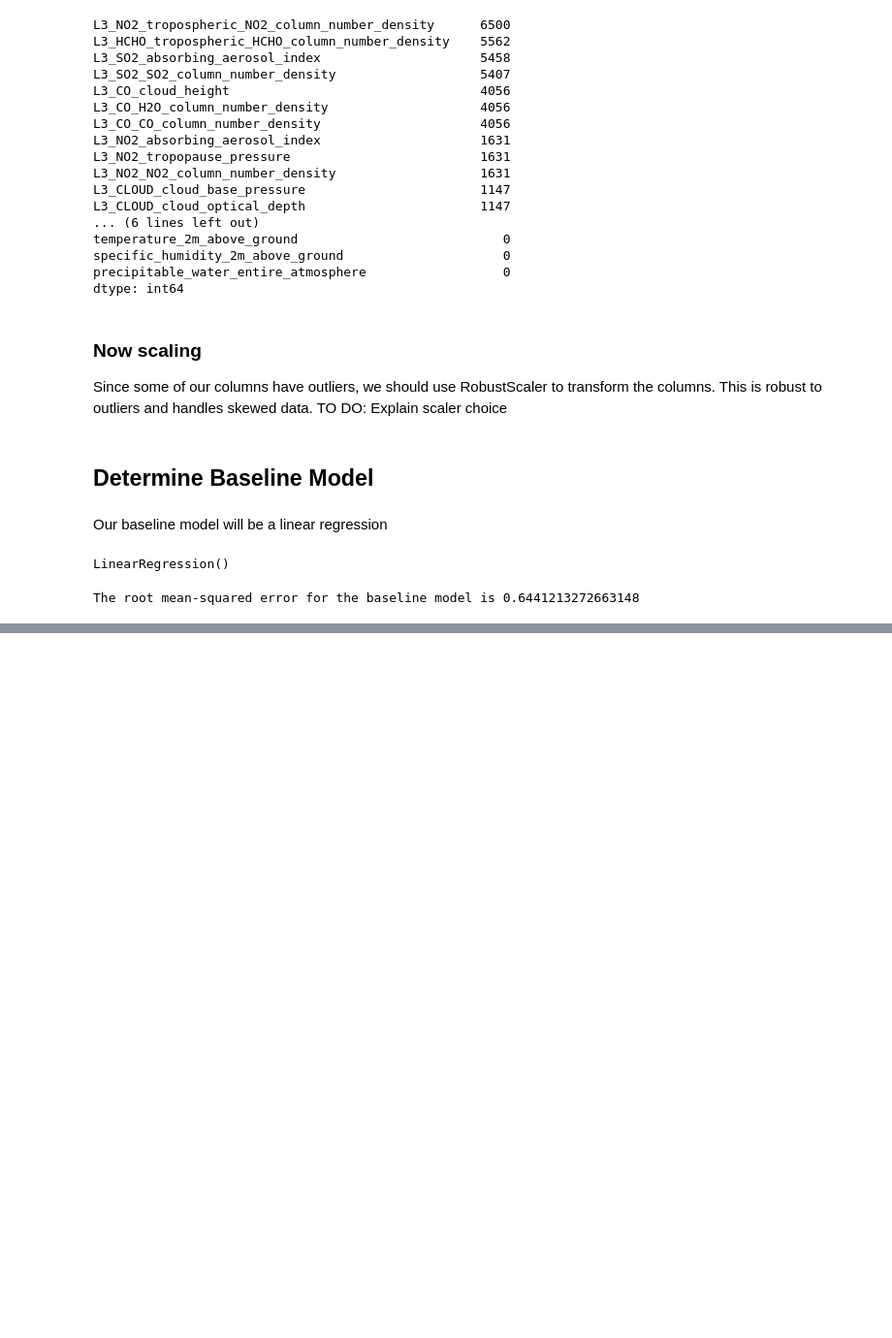
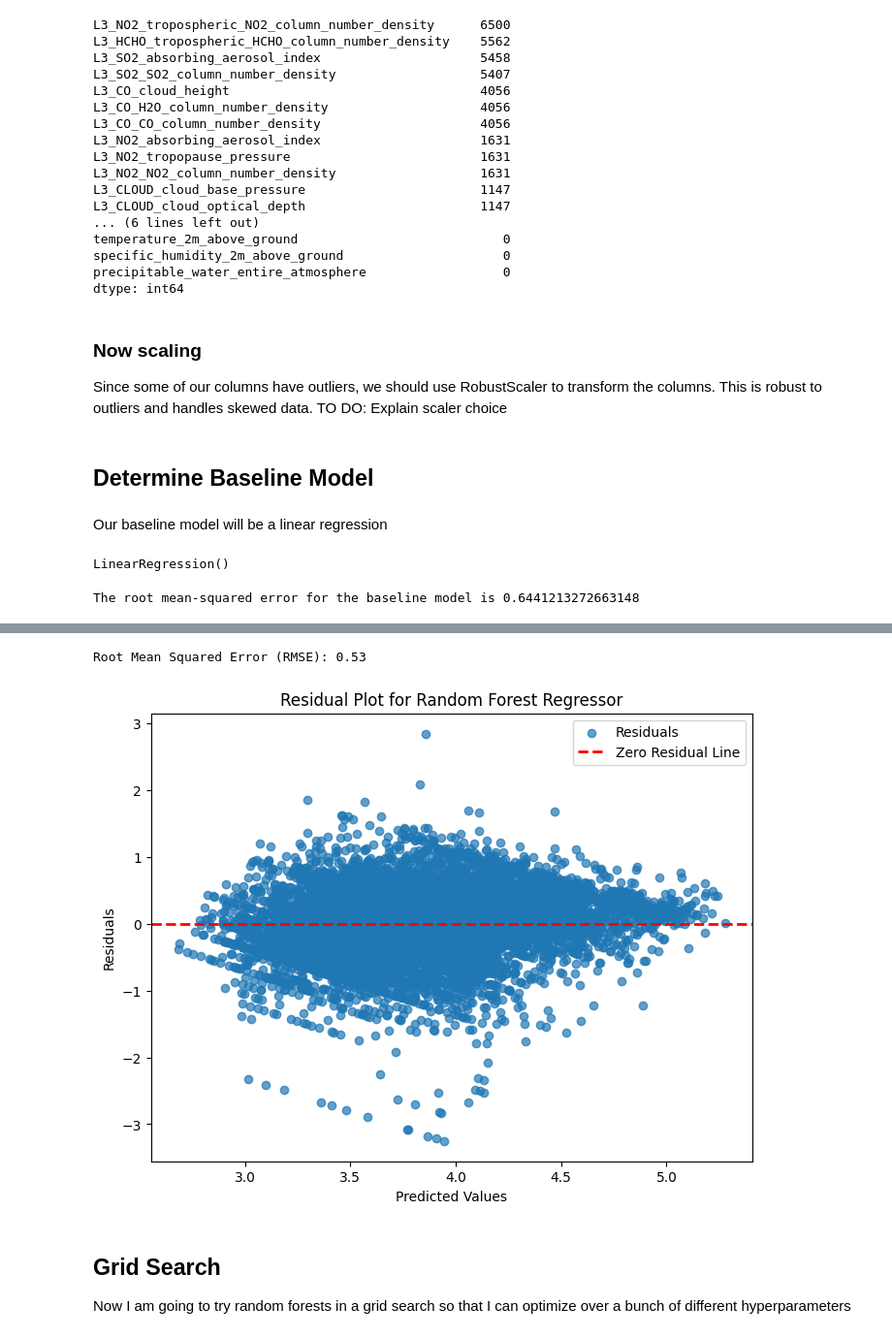
Before and after one commit to hannahdoyal/ml-project-air-pollution, a Jupyter notebook: working_notebook_regression.ipynb, the cells around one changed output, grey strips where cells are left out. Shown at 97% size. Drawn from its saved outputs; the diff is of its cells as text; code cells hidden in the pictures; blank space fills up the shorter version.

```diff
--- a/working_notebook_regression.ipynb
+++ b/working_notebook_regression.ipynb
@@ -532,0 +585,18 @@ The root mean-squared error for the baseline model is 0.6441213272663148
+# %%
+# Create the model with 100 trees
+#n_estimators dictates the number of trees
+#we defined RSEED above as the random state to make replicable
+#max_features defaults to sqrt which means that the max number
+    #of features is the square root of the total number of features
+    #other options include log2, none
+
+
+#Note they don't have an option for ROOT mean squared error so this must be taken into account later
+rf_model = RandomForestRegressor(n_estimators=100,
+                                 criterion='squared_error',
+                               random_state=42,
+                               max_features = 'sqrt',
+                               n_jobs=-1, verbose = 1)
+
+rf_model.fit(X_train_fe, y_train)
+rf_predictions = rf_model.predict(X_test_fe)
@@ -532,0 +610,26 @@ The root mean-squared error for the baseline model is 0.6441213272663148
+# %%
+#Now look at the root mean squared error
+
+# Calculate RMSE
+rmse = np.sqrt(mean_squared_error(y_test, rf_predictions))
+print(f"Root Mean Squared Error (RMSE): {rmse:.2f}")
+
+# Calculate residuals
+rf_residuals = y_test - rf_predictions
+
+# Plot the residuals
+plt.figure(figsize=(8, 6))
+plt.scatter(rf_predictions, rf_residuals, alpha=0.7, label="Residuals")
+plt.axhline(y=0, color='red', linestyle='--', linewidth=2, label="Zero Residual Line")
+plt.xlabel("Predicted Values")
+plt.ylabel("Residuals")
+plt.title("Residual Plot for Random Forest Regressor")
+plt.legend()
+plt.show()
+# %% [output]
+Root Mean Squared Error (RMSE): 0.53
+[figure, added]
+# %% [markdown]
+## Grid Search
+
+Now I am going to try random forests in a grid search so that I can optimize over a bunch of different hyperparameters
```
Also changed, not shown: parts of 13 cells of this notebook, 2 other files.
